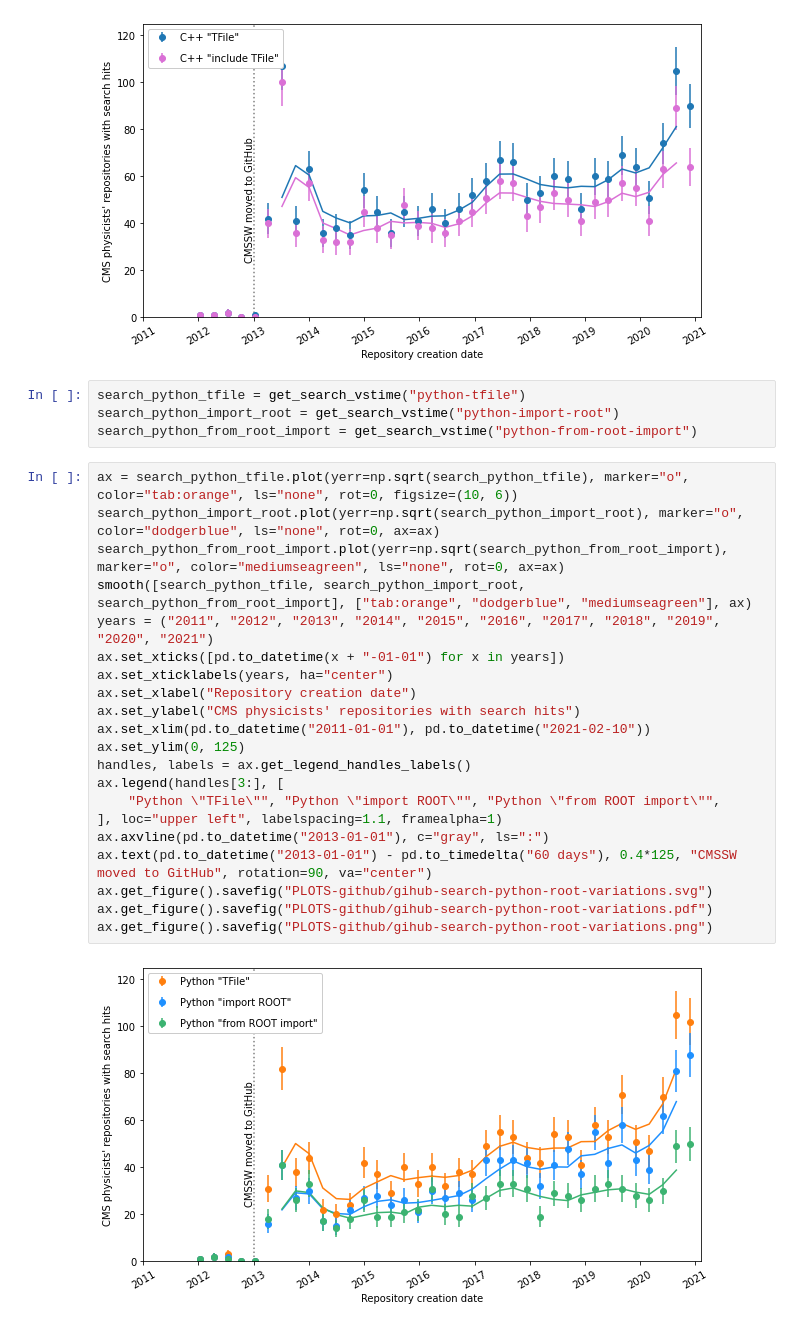
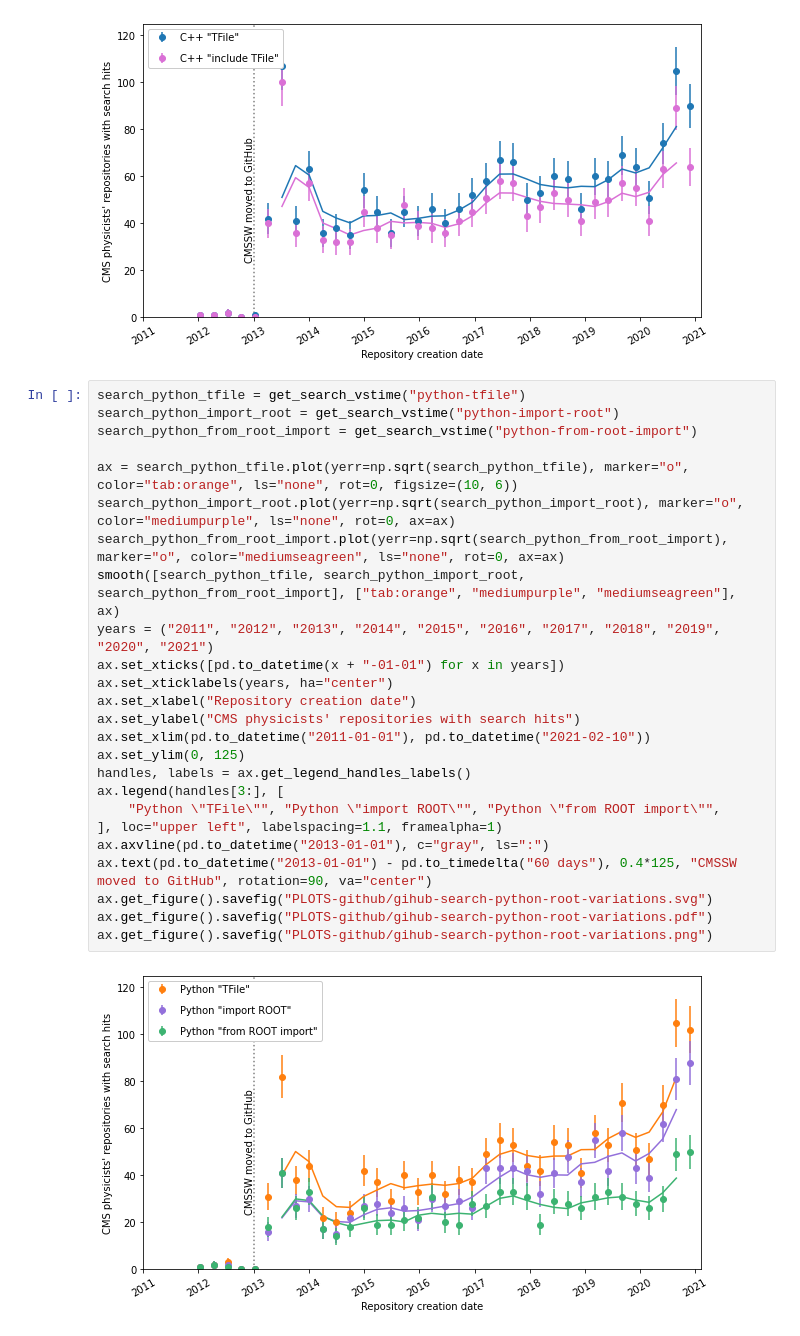
Before and after one commit to jpivarski-talks/2021-02-24-reload-statistics, a Jupyter notebook: analyze-github.ipynb, the cells around one changed output. Saved outputs shown, nothing was run; the diff lists cells and outputs as text.

```diff
--- a/analyze-github.ipynb
+++ b/analyze-github.ipynb
@@ -377,30 +355,30 @@ ax.get_figure().savefig("PLOTS-github/gihub-search-cpp-tfile-variations.pdf")
 ax.get_figure().savefig("PLOTS-github/gihub-search-cpp-tfile-variations.png")
 # %% [output]
 [figure]
-# %%
-search_python_tfile = get_search_vstime("python-tfile")
-search_python_import_root = get_search_vstime("python-import-root")
-search_python_from_root_import = get_search_vstime("python-from-root-import")
 # %%
+search_python_tfile = get_search_vstime("python-tfile")
+search_python_import_root = get_search_vstime("python-import-root")
+search_python_from_root_import = get_search_vstime("python-from-root-import")
+
 ax = search_python_tfile.plot(yerr=np.sqrt(search_python_tfile), marker="o", color="tab:orange", ls="none", rot=0, figsize=(10, 6))
-search_python_import_root.plot(yerr=np.sqrt(search_python_import_root), marker="o", color="dodgerblue", ls="none", rot=0, ax=ax)
+search_python_import_root.plot(yerr=np.sqrt(search_python_import_root), marker="o", color="mediumpurple", ls="none", rot=0, ax=ax)
 search_python_from_root_import.plot(yerr=np.sqrt(search_python_from_root_import), marker="o", color="mediumseagreen", ls="none", rot=0, ax=ax)
-smooth([search_python_tfile, search_python_import_root, search_python_from_root_import], ["tab:orange", "dodgerblue", "mediumseagreen"], ax)
+smooth([search_python_tfile, search_python_import_root, search_python_from_root_import], ["tab:orange", "mediumpurple", "mediumseagreen"], ax)
 years = ("2011", "2012", "2013", "2014", "2015", "2016", "2017", "2018", "2019", "2020", "2021")
 ax.set_xticks([pd.to_datetime(x + "-01-01") for x in years])
 ax.set_xticklabels(years, ha="center")
 ax.set_xlabel("Repository creation date")
 ax.set_ylabel("CMS physicists' repositories with search hits")
 ax.set_xlim(pd.to_datetime("2011-01-01"), pd.to_datetime("2021-02-10"))
 ax.set_ylim(0, 125)
 handles, labels = ax.get_legend_handles_labels()
 ax.legend(handles[3:], [
     "Python \"TFile\"", "Python \"import ROOT\"", "Python \"from ROOT import\"",
 ], loc="upper left", labelspacing=1.1, framealpha=1)
 ax.axvline(pd.to_datetime("2013-01-01"), c="gray", ls=":")
 ax.text(pd.to_datetime("2013-01-01") - pd.to_timedelta("60 days"), 0.4*125, "CMSSW moved to GitHub", rotation=90, va="center")
 ax.get_figure().savefig("PLOTS-github/gihub-search-python-root-variations.svg")
 ax.get_figure().savefig("PLOTS-github/gihub-search-python-root-variations.pdf")
 ax.get_figure().savefig("PLOTS-github/gihub-search-python-root-variations.png")
 # %% [output]
-[figure, old version]
+[figure, new version]
```
Also changed, not shown: parts of 5 cells of this notebook.
